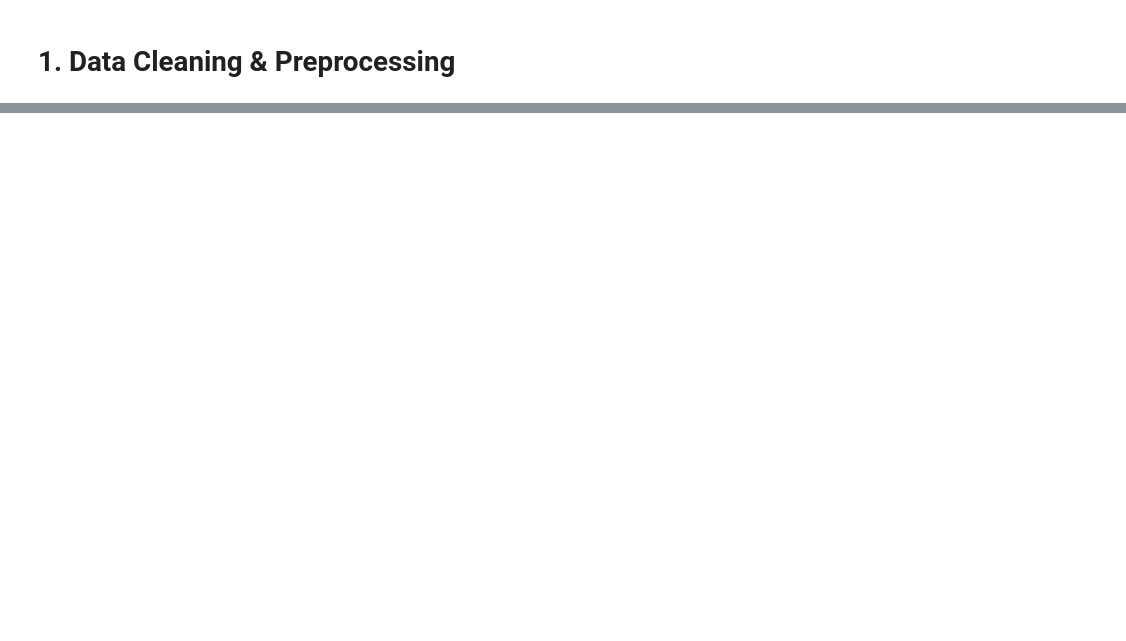
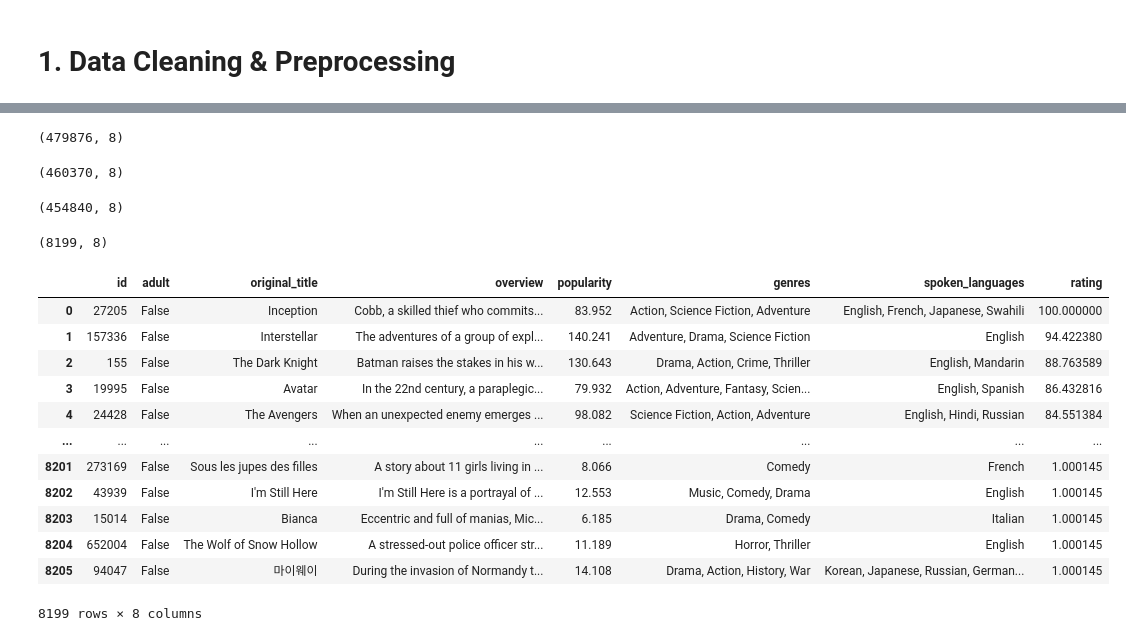
Before and after one commit to lilswapnil/moviez, a Jupyter notebook: recommender/notebook/data_exploration.ipynb, the cells around one changed output, grey strips where cells are left out. Saved outputs shown, nothing was run; the diff lists cells and outputs as text; code cells hidden in the pictures; blank space fills up the shorter version.

```diff
--- a/recommender/notebook/data_exploration.ipynb
+++ b/recommender/notebook/data_exploration.ipynb
@@ -25,0 +122,42 @@ KaggleApiHTTPError: 400 Client Error: Bad Request for url: https://api.kaggle.co
+# %%
+#drop movies with no spoken languages
+moviez_dataset = moviez_dataset.drop(moviez_dataset[moviez_dataset['spoken_languages'].isna()].index)
+moviez_dataset.shape
+# %% [output]
+(479876, 8)
+# %%
+#drop movies with 0 ratings and 0 popularity
+moviez_dataset = moviez_dataset.drop(moviez_dataset[(moviez_dataset['rating'] == 0) & (moviez_dataset['popularity'] == 0)].index)
+moviez_dataset.shape
+# %% [output]
+(460370, 8)
+# %%
+#drop movies with overview less than 25 characters
+short_overview_movies = moviez_dataset[moviez_dataset['overview'].str.len() < 25]
+moviez_dataset = moviez_dataset.drop(short_overview_movies.index)
+moviez_dataset.shape
+# %% [output]
+(454840, 8)
+# %%
+#drop movies with less than 1 rating
+zero_rating_movies = moviez_dataset[moviez_dataset['rating'] < 1]
+moviez_dataset = moviez_dataset.drop(zero_rating_movies.index)
+moviez_dataset.shape
+# %% [output]
+(8199, 8)
+# %%
+moviez_dataset
+# %% [output]
+|  | id | adult | original_title | overview | popularity | genres | spoken_languages | rating |
+| 0 | 27205 | False | Inception | Cobb, a skilled thief who commits... | 83.952 | Action, Science Fiction, Adventure | English, French, Japanese, Swahili | 100.000000 |
+| 1 | 157336 | False | Interstellar | The adventures of a group of expl... | 140.241 | Adventure, Drama, Science Fiction | English | 94.422380 |
+| 2 | 155 | False | The Dark Knight | Batman raises the stakes in his w... | 130.643 | Drama, Action, Crime, Thriller | English, Mandarin | 88.763589 |
+| 3 | 19995 | False | Avatar | In the 22nd century, a paraplegic... | 79.932 | Action, Adventure, Fantasy, Scien... | English, Spanish | 86.432816 |
+| 4 | 24428 | False | The Avengers | When an unexpected enemy emerges ... | 98.082 | Science Fiction, Action, Adventure | English, Hindi, Russian | 84.551384 |
+| ... | ... | ... | ... | ... | ... | ... | ... | ... |
+| 8201 | 273169 | False | Sous les jupes des filles | A story about 11 girls living in ... | 8.066 | Comedy | French | 1.000145 |
+| 8202 | 43939 | False | I'm Still Here | I'm Still Here is a portrayal of ... | 12.553 | Music, Comedy, Drama | English | 1.000145 |
+| 8203 | 15014 | False | Bianca | Eccentric and full of manias, Mic... | 6.185 | Drama, Comedy | Italian | 1.000145 |
+| 8204 | 652004 | False | The Wolf of Snow Hollow | A stressed-out police officer str... | 11.189 | Horror, Thriller | English | 1.000145 |
+| 8205 | 94047 | False | 마이웨이 | During the invasion of Normandy t... | 14.108 | Drama, Action, History, War | Korean, Japanese, Russian, German... | 1.000145 |
+8199 rows × 8 columns
```
Also changed, not shown: parts of 18 cells of this notebook, 1 other file.
